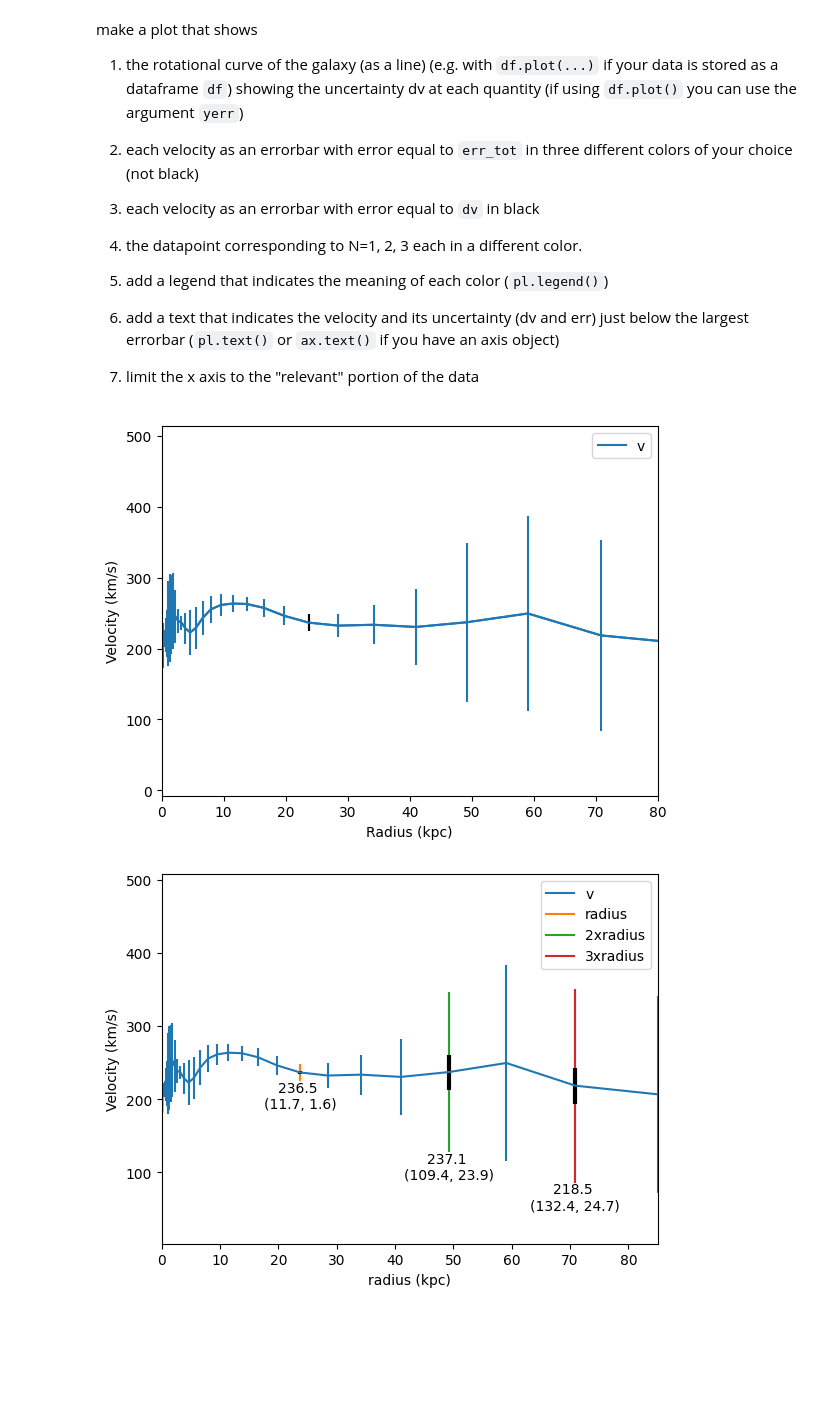
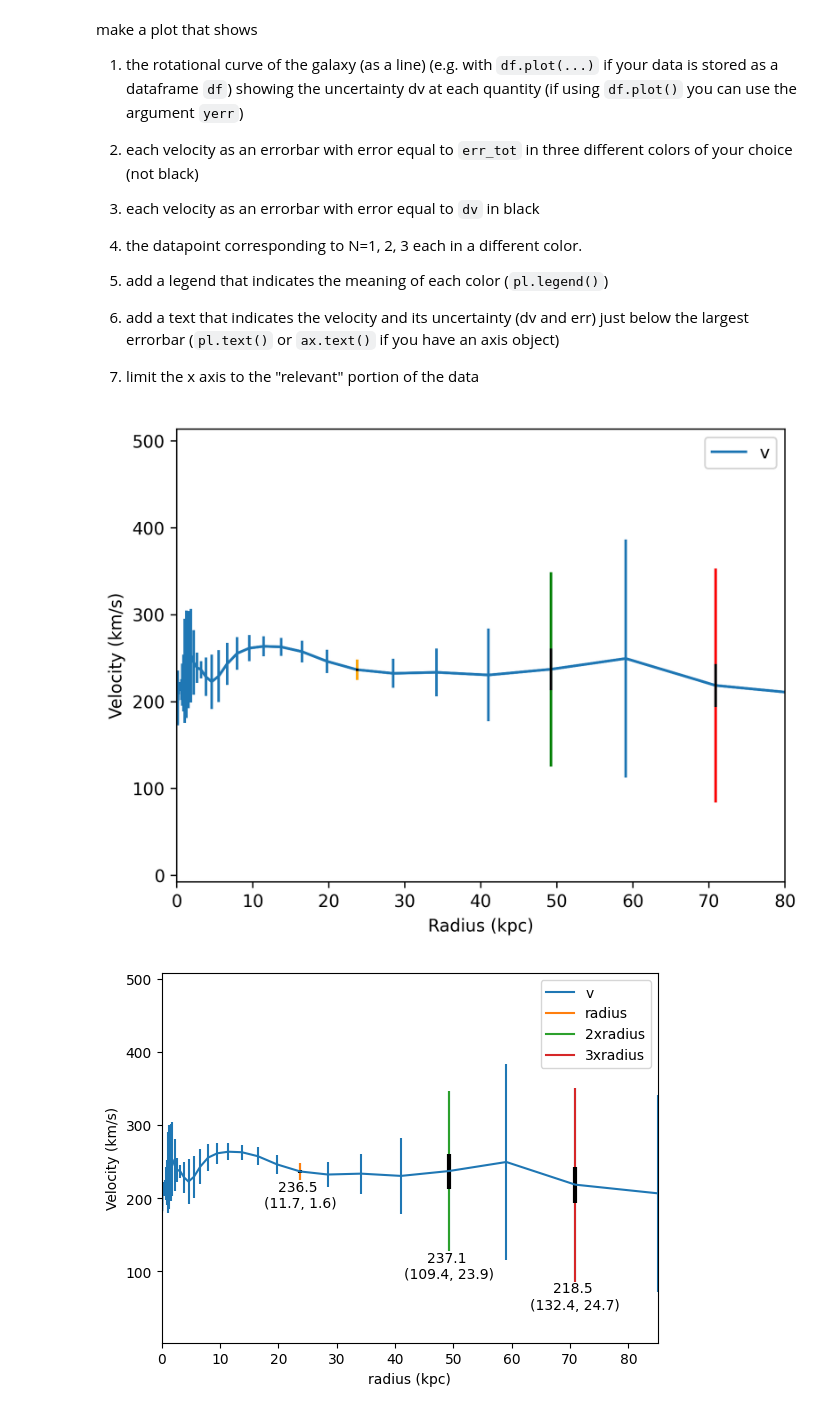
Before and after one commit to zberis/DSPS_ZBeris, a Jupyter notebook: HW4/MWrotCurve_instructions.ipynb, the cells around one changed output. Saved outputs shown, nothing was run; the diff lists cells and outputs as text; code cells hidden in the pictures; blank space fills up the shorter version.

```diff
--- a/HW4/MWrotCurve_instructions.ipynb
+++ b/HW4/MWrotCurve_instructions.ipynb
@@ -270,8 +270,8 @@ def getradii(data, N, size):
   radi = N * size / 2
   smallest = data[data["r"] >= radi].head(1)
   small = smallest["r"].min()
-  vel = smallest["v"].min() / np.sqrt(N)
-  uvel = smallest["err_tot"].min() / np.sqrt(N)
+  vel = smallest["v"].min()
+  uvel = smallest["err_tot"].min()
   uradi = smallest["err"].min()
   uvel2 = smallest["dv"].min()
   return small, uradi, vel, uvel, uvel2
@@ -285,6 +285,8 @@ print(m31Rds[0])
 print(m31Rds[3])
 print(m31Rds[2])
 print(m31Rds[4])
+print(m31Size)
+print(m31Rds)
 # %% [output]
 23.738
 11.834941529217623
@@ -313,17 +315,26 @@ make a plot that shows
 # %%
-plt.plot(m31["r"], m31["v"],label="v", color = "tab:blue")
-plt.errorbar(m31["r"], m31["v"], yerr=m31["err_tot"], color = "tab:blue")
-plt.errorbar(getradii(m31, 1, 43)[0], getradii(m31, 1, 43)[2], yerr=getradii(m31, 1, 43)[3], color="orange")
-plt.errorbar(getradii(m31, 1, 43)[0], getradii(m31, 1, 43)[2], yerr=getradii(m31, 1, 43)[4], color="black")
+def plotGal(gal, rds):
+  ax, fig = plt.subplots(dpi = 300)
+  plt.plot(gal["r"], gal["v"],label="v", color = "tab:blue")
+  plt.errorbar(gal["r"], gal["v"], yerr=gal["err_tot"], color = "tab:blue")
+  plt.errorbar(getradii(gal, 1, rds)[0], getradii(gal, 1, rds)[2], yerr=getradii(gal, 1, rds)[3], color="orange")
+  plt.errorbar(getradii(gal, 1, rds)[0], getradii(gal, 1, rds)[2], yerr=getradii(gal, 1, rds)[1], color="black", zorder = 5)
+  plt.errorbar(getradii(gal, 2, rds)[0], getradii(gal, 2, rds)[2], yerr=getradii(gal, 2, rds)[3], color="green")
+  plt.errorbar(getradii(gal, 2, rds)[0], getradii(gal, 2, rds)[2], yerr=getradii(gal, 2, rds)[1], color="black", zorder = 5)
+  plt.errorbar(getradii(gal, 3, rds)[0], getradii(gal, 3, rds)[2], yerr=getradii(gal, 3, rds)[3], color="red")
+  plt.errorbar(getradii(gal, 3, rds)[0], getradii(gal, 3, rds)[2], yerr=getradii(gal, 3, rds)[1], color="black", zorder = 5)
 
-plt.xlim(0,80)
-plt.plot()
-plt.xlabel("Radius (kpc)")
-plt.ylabel("Velocity (km/s)")
-plt.legend()
-plt.show()
+  plt.errorbar
+  plt.xlim(0,80)
+  plt.plot()
+  plt.xlabel("Radius (kpc)")
+  plt.ylabel("Velocity (km/s)")
+  plt.legend()
+  plt.show()
-# %% [output]
-[figure, removed]
+# %%
+plotGal(m31, 43)
+# %% [output]
+[figure, added]
 # %%
 #delete leave plot
 def plotGal(gal, rds):
```
Also changed, not shown: parts of 7 cells of this notebook.
